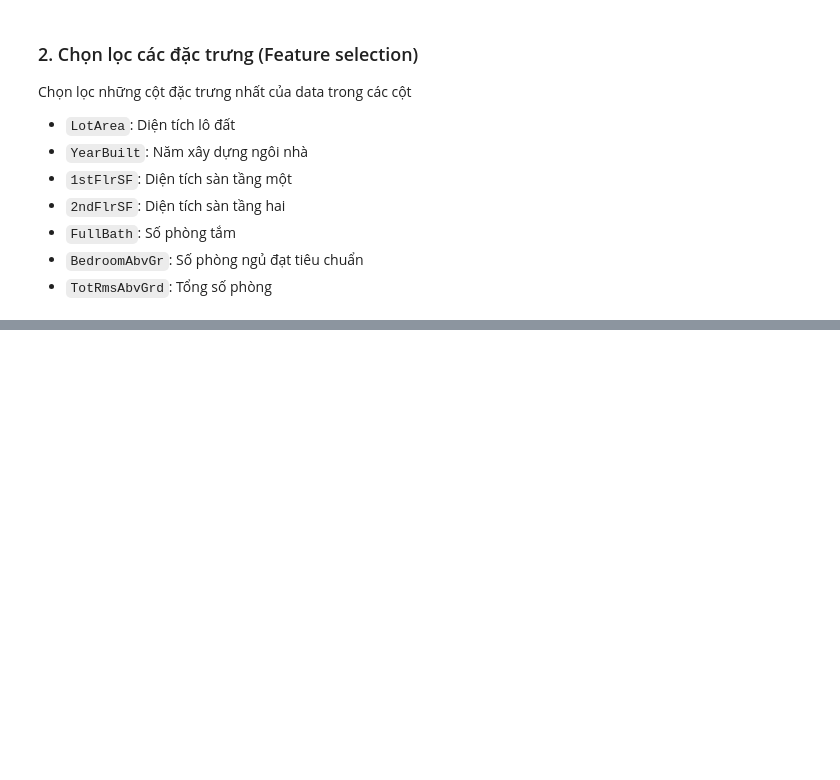
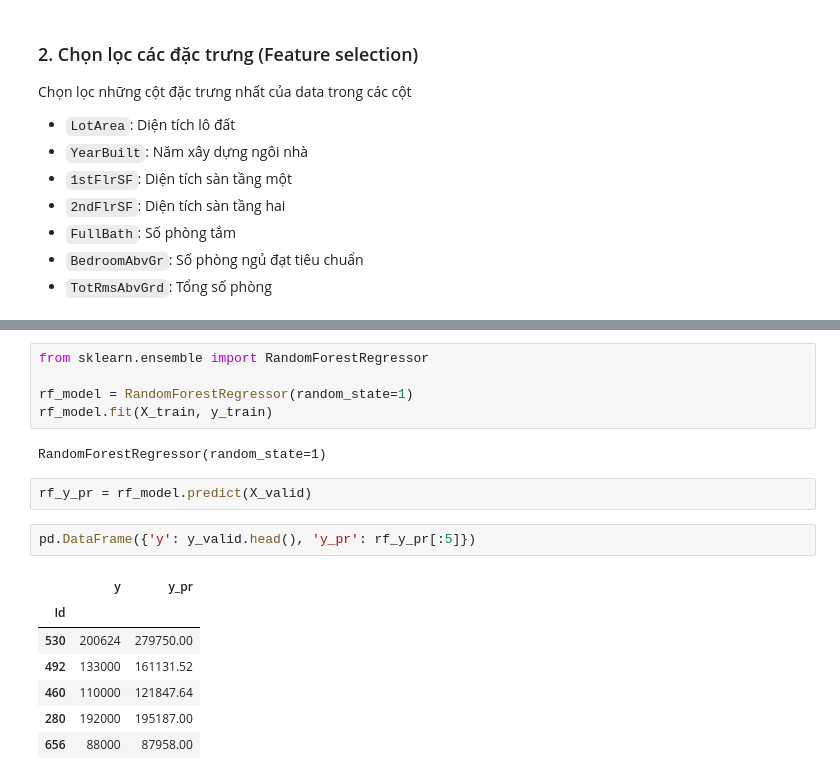
Before and after one commit to anhpham77346/house_test, a Jupyter notebook: house_test.ipynb, the cells around one changed output, grey strips where cells are left out. Cells and saved outputs as stored; diff of their text form; blank space fills up the shorter version.

```diff
--- a/house_test.ipynb
+++ b/house_test.ipynb
@@ -54,0 +132,19 @@ fearures = ["LotArea", "YearBuilt", "1stFlrSF", "2ndFlrSF", "FullBath", "Bedroom
+# %%
+from sklearn.ensemble import RandomForestRegressor
+
+rf_model = RandomForestRegressor(random_state=1)
+rf_model.fit(X_train, y_train)
+# %% [output]
+RandomForestRegressor(random_state=1)
+# %%
+rf_y_pr = rf_model.predict(X_valid)
+# %%
+pd.DataFrame({'y': y_valid.head(), 'y_pr': rf_y_pr[:5]})
+# %% [output]
+|  | y | y_pr |
+| Id |  |  |
+| 530 | 200624 | 279750.00 |
+| 492 | 133000 | 161131.52 |
+| 460 | 110000 | 121847.64 |
+| 280 | 192000 | 195187.00 |
+| 656 | 88000 | 87958.00 |
```
Also changed, not shown: parts of 19 cells of this notebook, 1 other file.
